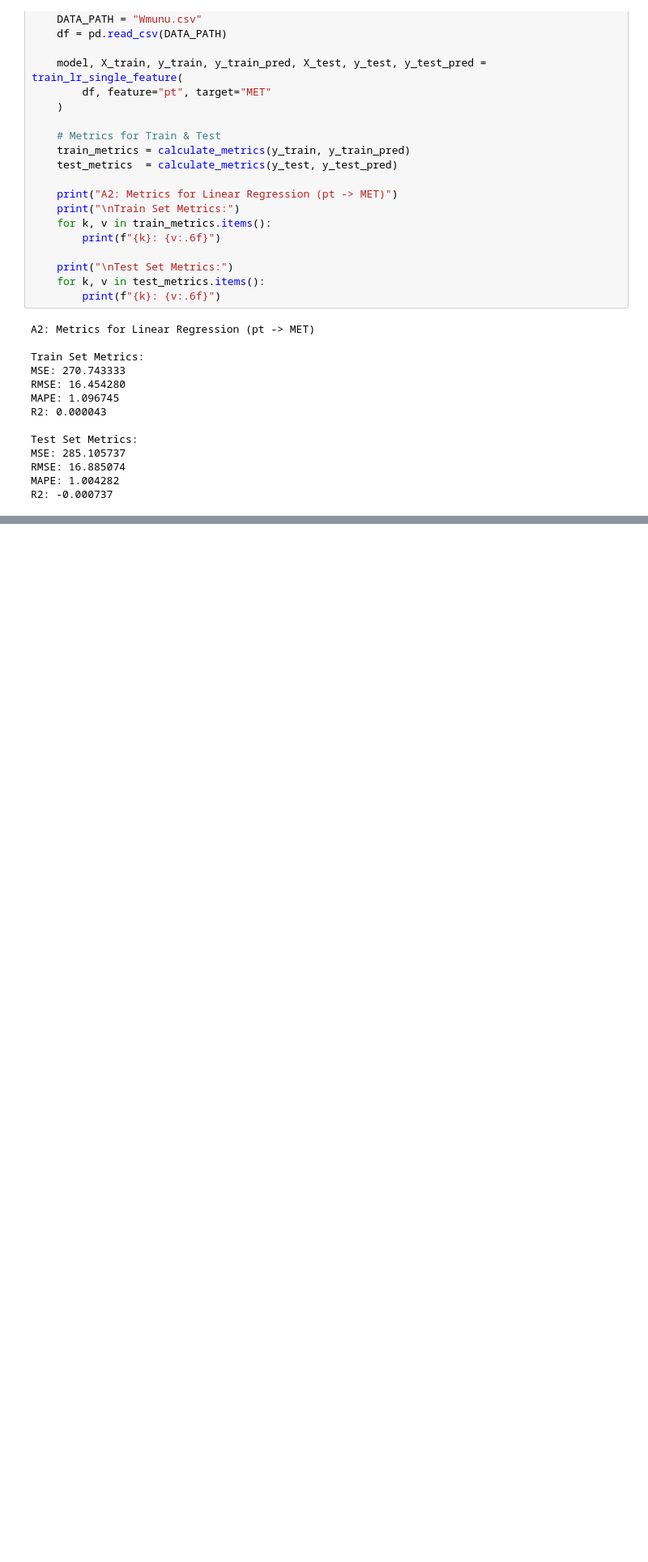
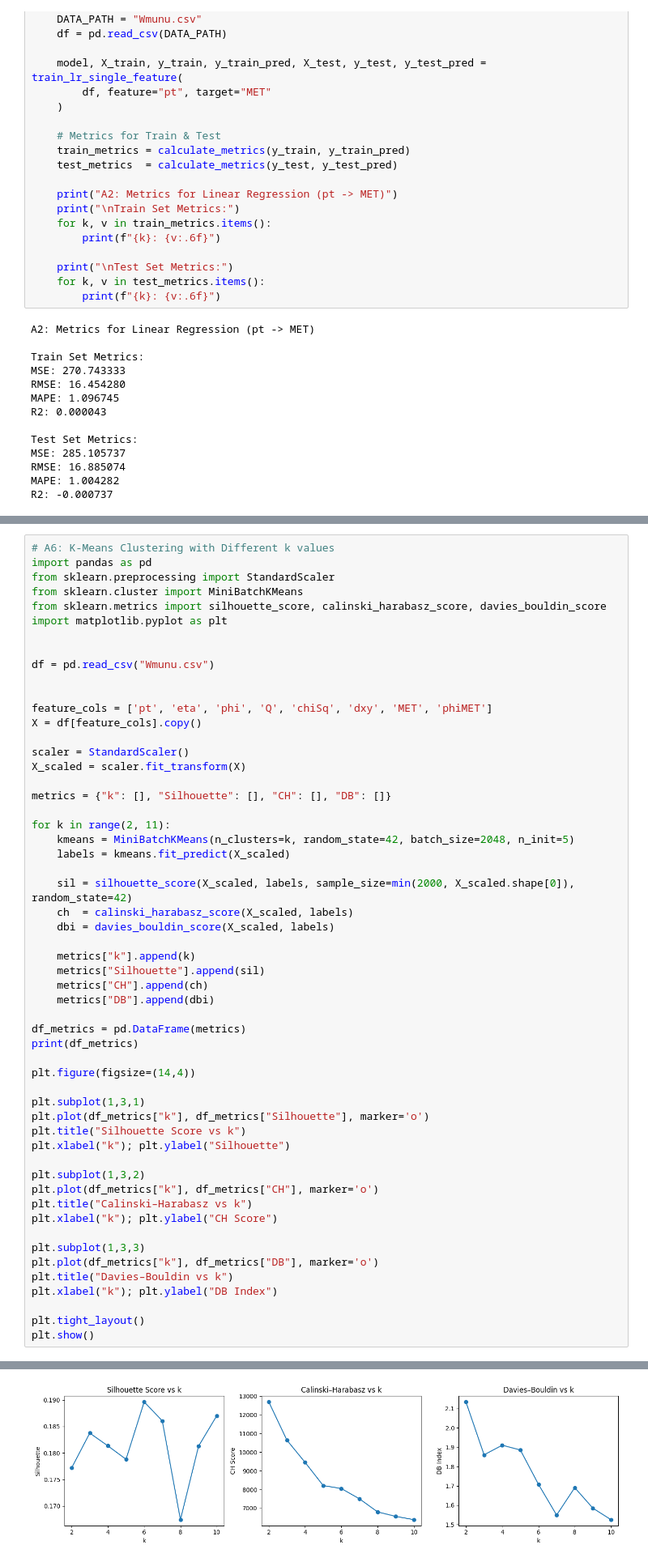
Before and after one commit to harshvardhan176/ML_LAB_01, a Jupyter notebook: ML_LAB_05.ipynb, the cells around one changed output, grey strips where cells are left out. Shown at 81% size. Saved outputs shown, nothing was run; the diff lists cells and outputs as text; blank space fills up the shorter version.

```diff
--- a/ML_LAB_05.ipynb
+++ b/ML_LAB_05.ipynb
@@ -353,0 +398,56 @@ Cluster centers (rows = clusters, cols = features):
+# %%
+# A6: K-Means Clustering with Different k values
+import pandas as pd
+from sklearn.preprocessing import StandardScaler
+from sklearn.cluster import MiniBatchKMeans
+from sklearn.metrics import silhouette_score, calinski_harabasz_score, davies_bouldin_score
+import matplotlib.pyplot as plt
+
+
+df = pd.read_csv("Wmunu.csv")
+
+
+feature_cols = ['pt', 'eta', 'phi', 'Q', 'chiSq', 'dxy', 'MET', 'phiMET']
+X = df[feature_cols].copy()
+
+scaler = StandardScaler()
+X_scaled = scaler.fit_transform(X)
+
+metrics = {"k": [], "Silhouette": [], "CH": [], "DB": []}
+
+for k in range(2, 11):
+    kmeans = MiniBatchKMeans(n_clusters=k, random_state=42, batch_size=2048, n_init=5)
+    labels = kmeans.fit_predict(X_scaled)
+
+    sil = silhouette_score(X_scaled, labels, sample_size=min(2000, X_scaled.shape[0]), random_state=42)
+    ch  = calinski_harabasz_score(X_scaled, labels)
+    dbi = davies_bouldin_score(X_scaled, labels)
+
+    metrics["k"].append(k)
+    metrics["Silhouette"].append(sil)
+    metrics["CH"].append(ch)
+    metrics["DB"].append(dbi)
+
+df_metrics = pd.DataFrame(metrics)
+print(df_metrics)
+
+plt.figure(figsize=(14,4))
+
+plt.subplot(1,3,1)
+plt.plot(df_metrics["k"], df_metrics["Silhouette"], marker='o')
+plt.title("Silhouette Score vs k")
+plt.xlabel("k"); plt.ylabel("Silhouette")
+
+plt.subplot(1,3,2)
+plt.plot(df_metrics["k"], df_metrics["CH"], marker='o')
+plt.title("Calinski–Harabasz vs k")
+plt.xlabel("k"); plt.ylabel("CH Score")
+
+plt.subplot(1,3,3)
+plt.plot(df_metrics["k"], df_metrics["DB"], marker='o')
+plt.title("Davies–Bouldin vs k")
+plt.xlabel("k"); plt.ylabel("DB Index")
+
+plt.tight_layout()
+plt.show()
+# %% [output]
@@ -353,0 +464 @@ Cluster centers (rows = clusters, cols = features):
+[figure, added]
```
Also changed, not shown: parts of 5 cells of this notebook.
